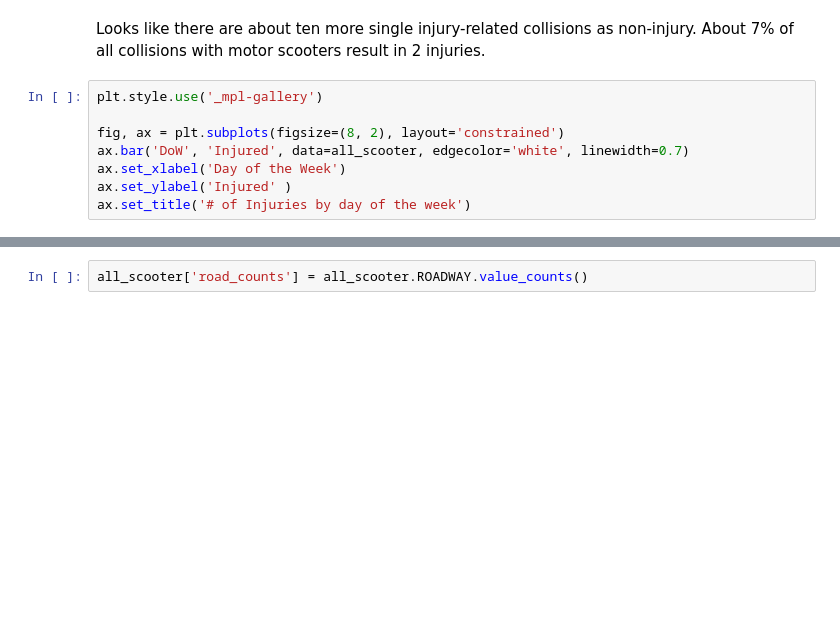
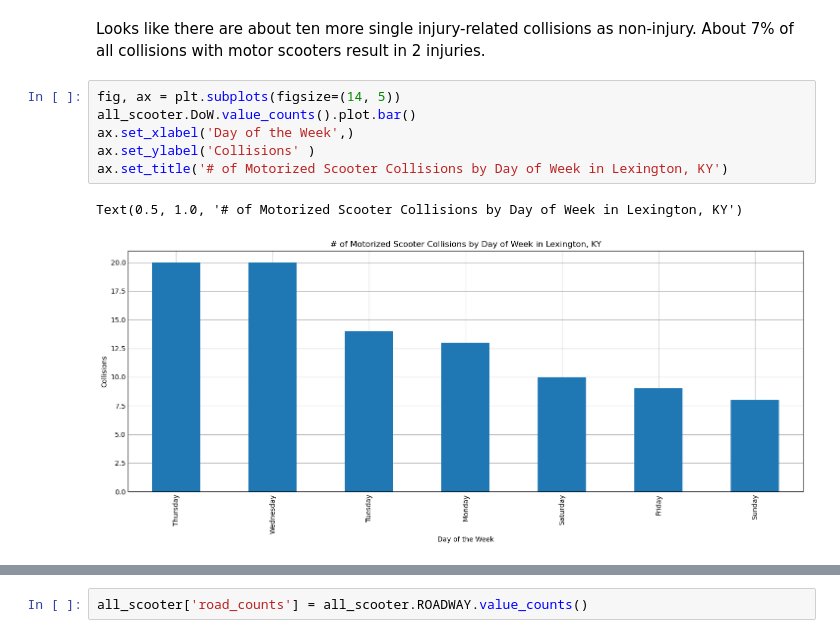
Before and after one commit to RealCaddish/LexingtonE-Scooter-Injury-Map, a Jupyter notebook: python/Fayette County E-Scooters Data.ipynb, the cells around one changed output, grey strips where cells are left out. Saved outputs shown, nothing was run; the diff lists cells and outputs as text; blank space fills up the shorter version.

```diff
--- a/python/Fayette County E-Scooters Data.ipynb
+++ b/python/Fayette County E-Scooters Data.ipynb
@@ -89,10 +159,11 @@ all_scooter.Injured.value_counts()
 # %% [markdown]
 Looks like there are about ten more single injury-related collisions as non-injury. About 7% of all collisions with motor scooters result in 2 injuries.
-# %%
-plt.style.use('_mpl-gallery')
-
-fig, ax = plt.subplots(figsize=(8, 2), layout='constrained')
-ax.bar('DoW', 'Injured', data=all_scooter, edgecolor='white', linewidth=0.7)
-ax.set_xlabel('Day of the Week')
-ax.set_ylabel('Injured' )
-ax.set_title('# of Injuries by day of the week')
+# %%
+fig, ax = plt.subplots(figsize=(14, 5))
+all_scooter.DoW.value_counts().plot.bar()
+ax.set_xlabel('Day of the Week',)
+ax.set_ylabel('Collisions' )
+ax.set_title('# of Motorized Scooter Collisions by Day of Week in Lexington, KY')
+# %% [output]
+Text(0.5, 1.0, '# of Motorized Scooter Collisions by Day of Week in Lexington, KY')
+[figure, added]
```
Also changed, not shown: parts of 18 cells of this notebook, 1 other file.
